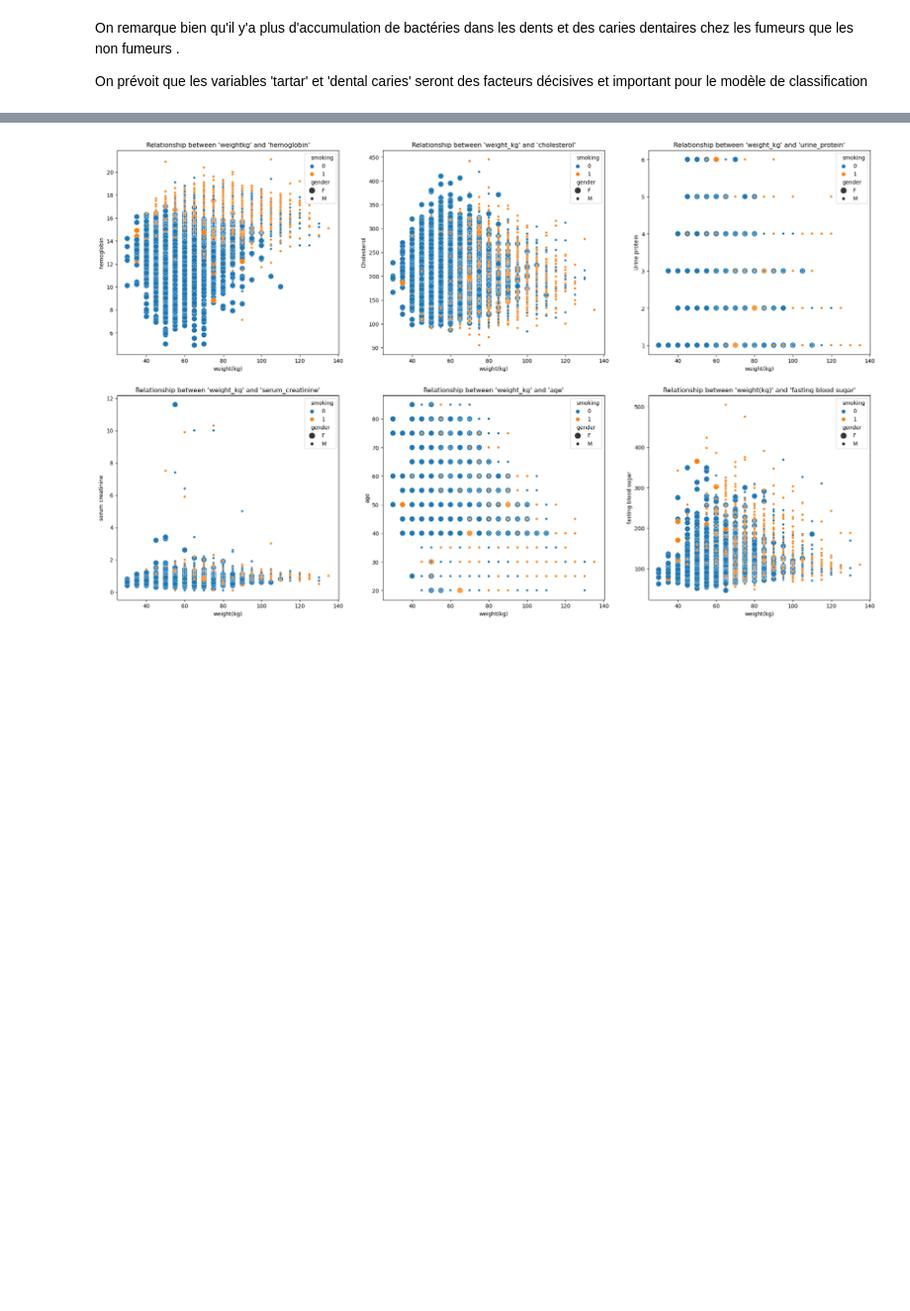
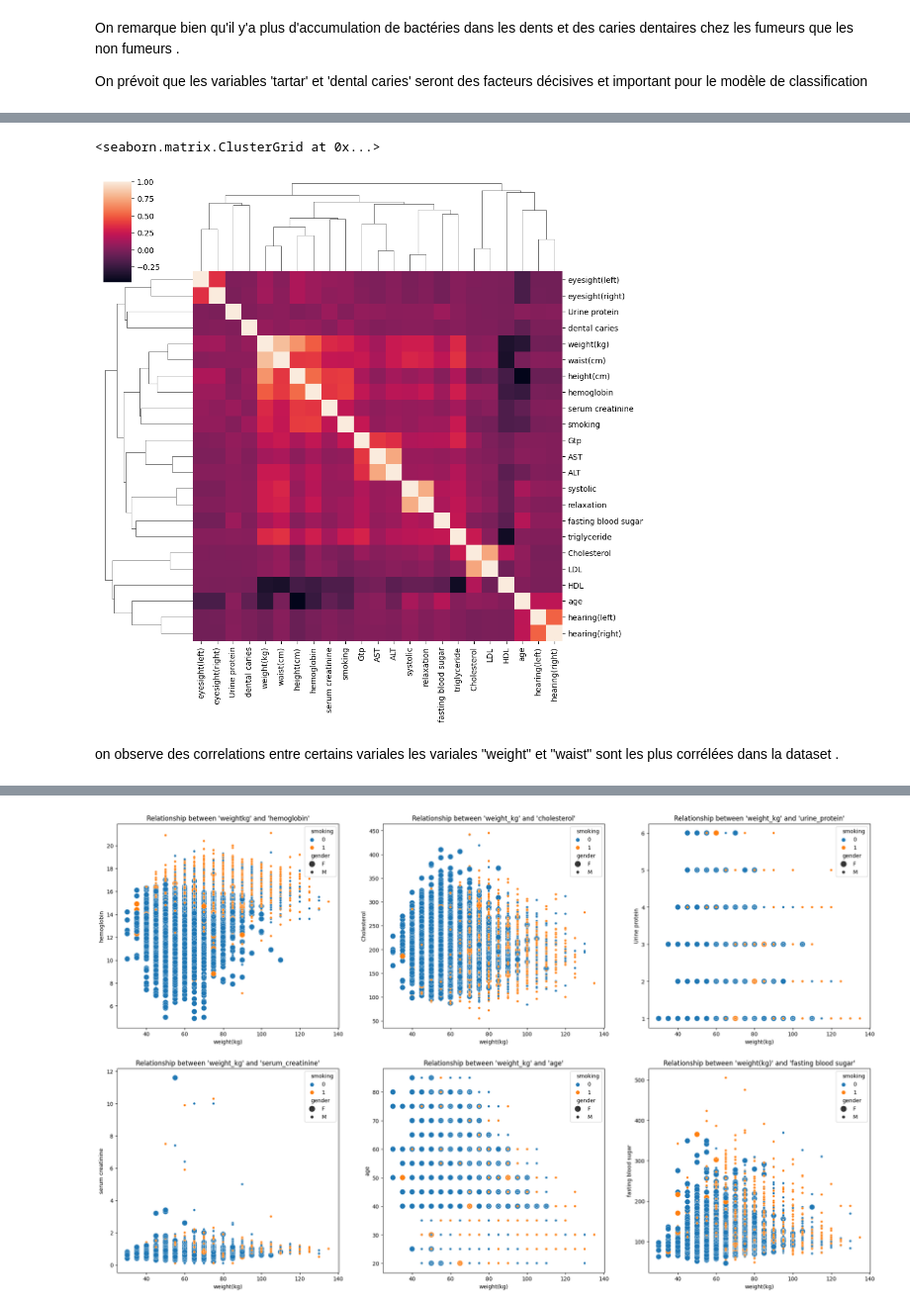
Before and after one commit to kokoroland/PROJET_ML, a Jupyter notebook: Projet_Apprentissage_Automatique (1).ipynb, the cells around one changed output, grey strips where cells are left out. Shown at 99% size. Drawn from its saved outputs; the diff is of its cells as text; code cells hidden in the pictures; blank space fills up the shorter version.

```diff
--- a/Projet_Apprentissage_Automatique (1).ipynb
+++ b/Projet_Apprentissage_Automatique (1).ipynb
@@ -245,0 +282,8 @@ On prévoit que les variables 'tartar' et 'dental caries' seront des facteurs d
+# %%
+sns.clustermap(df_corr)
+# %% [output]
+<seaborn.matrix.ClusterGrid at 0x...>
+[figure, added]
+# %% [markdown]
+on observe des correlations entre certains variales
+les variales "weight" et "waist" sont les plus corrélées dans la dataset .
```
Also changed, not shown: parts of 54 cells of this notebook, 1 other file.
